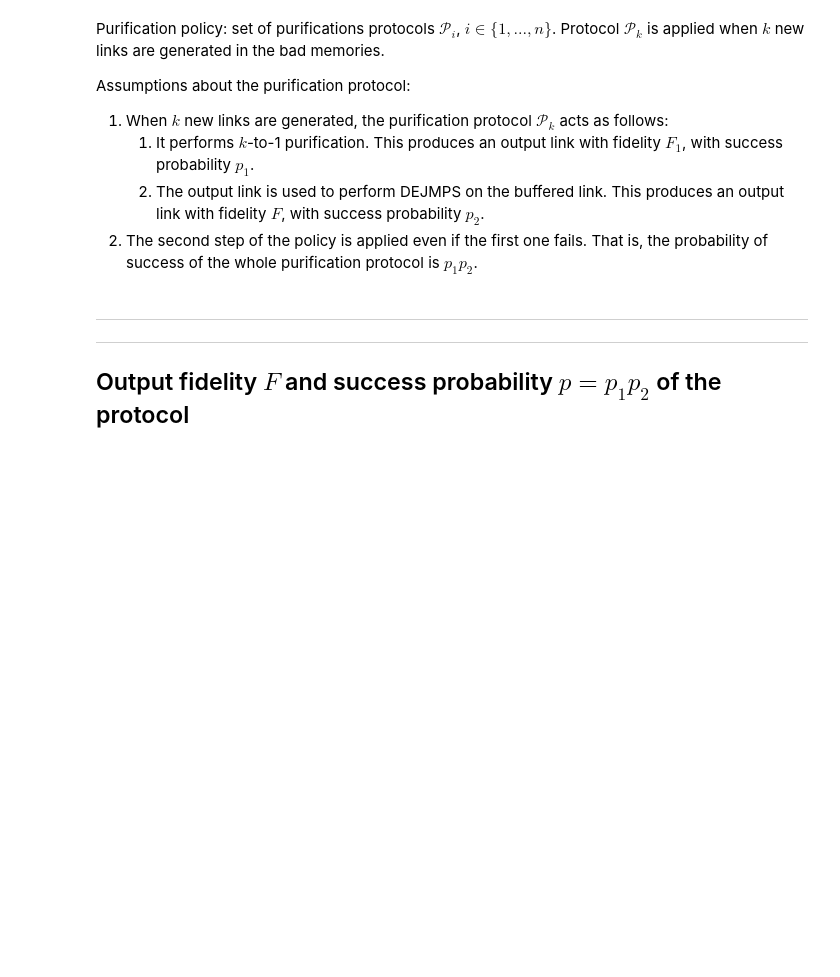
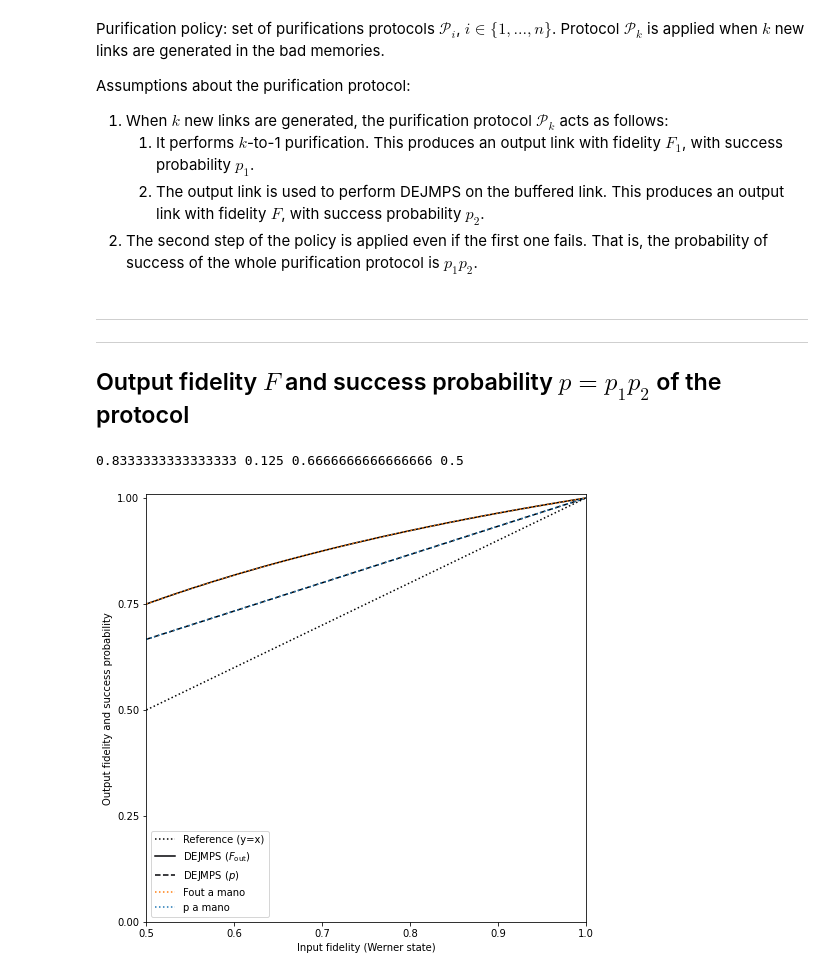
Before and after one commit to AlvaroGI/buffering-1GnB, a Jupyter notebook: RESULTS-purification-policies.ipynb, the cells around one changed output. Saved outputs shown, nothing was run; the diff lists cells and outputs as text; code cells hidden in the pictures; blank space fills up the shorter version.

Commit message:
fixed a,b,c,d DEJMPS

```diff
--- a/RESULTS-purification-policies.ipynb
+++ b/RESULTS-purification-policies.ipynb
@@ -21,4 +21,14 @@ import main_1GnB as main
 ---
 ## Output fidelity $F$ and success probability $p=p_1p_2$ of the protocol
 # %%
-DO SIMILAR INTERACTIVE PLOT!
+imp.reload(main)
+
+policy_names = ['DEJMPS']
+F_new = 1
+rho_new = np.diag([F_new, (1-F_new)/3, (1-F_new)/3, (1-F_new)/3])
+num_new_links = 1
+
+main.policies_plot(policy_names, rho_new, num_new_links)
+# %% [output]
+0.8333333333333333 0.125 0.6666666666666666 0.5
+[figure, added]
```
Also changed, not shown: 2 other files.
